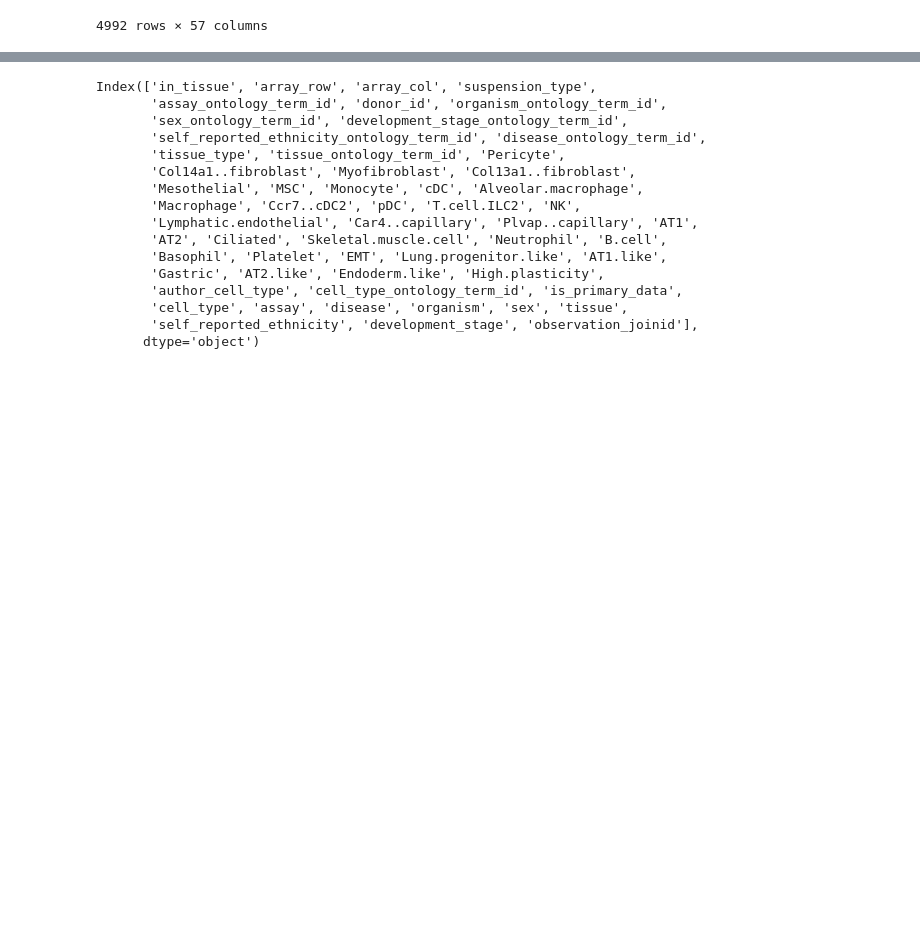
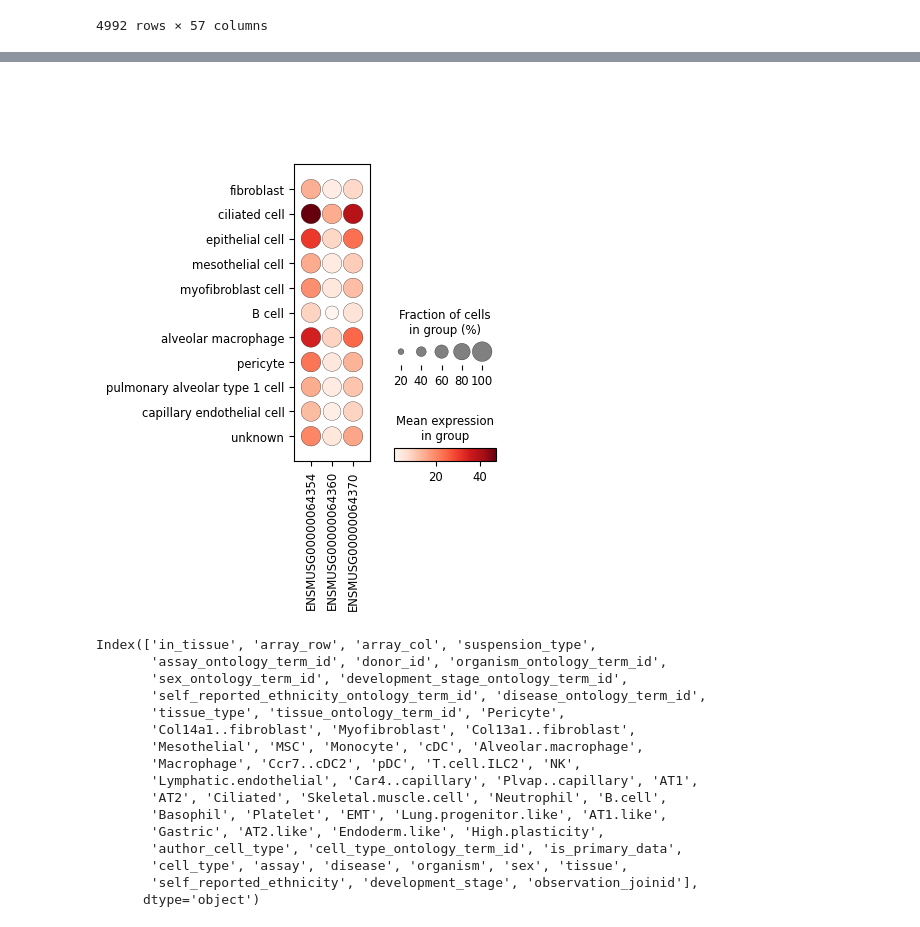
Before and after one commit to knowledgesystems/cancel-cell-portal-utils, a Jupyter notebook: notebooks/celltype_proportions.ipynb, the cells around one changed output, grey strips where cells are left out. Saved outputs shown, nothing was run; the diff lists cells and outputs as text; code cells hidden in the pictures; blank space fills up the shorter version.

```diff
--- a/notebooks/celltype_proportions.ipynb
+++ b/notebooks/celltype_proportions.ipynb
@@ -3,9 +4,9 @@ import anndata as ad
 # %%
 d1 = "../data/web/htan-msk-transcriptional-activity-tme-therapy-strategies/DT1_A1_IGO_11440_9.h5ad" # Annotated for CellxGene
-d2 = "../data/web/msk-scope/gastric-wholecohort-regularUMAP-annotated-dec13.h5ad" # Not Annotated for CellxGene
-d3 = "../data/web/msk-spectrum/spectrum_all_cells.h5ad" # Annotated for CellxGene
-d4 = "../data/web/btc-gbm/gbm_filtered_processing2.h5ad" # Not Annotated for CellxGene
-adata = ad.read_h5ad(d1, backed=True)
+#d2 = "../data/web/msk-scope/gastric-wholecohort-regularUMAP-annotated-dec13.h5ad" # Not Annotated for CellxGene
+#d3 = "../data/web/msk-spectrum/spectrum_all_cells.h5ad" # Annotated for CellxGene
+#d4 = "../data/web/btc-gbm/gbm_filtered_processing2.h5ad" # Not Annotated for CellxGene
+adata = ad.read_h5ad(d1)
 # %%
 adata
 # %% [output]
@@ -33,3 +52,7 @@ adata.obs
+# %%
+sc.pl.dotplot(adata, ['ENSMUSG00000064354','ENSMUSG00000064360','ENSMUSG00000064370'], groupby='cell_type')
+# %% [output]
+[figure, added]
 # %%
 adata.obs.keys()
 # %% [output]
```
Also changed, not shown: parts of 4 cells of this notebook, 1 other file.
